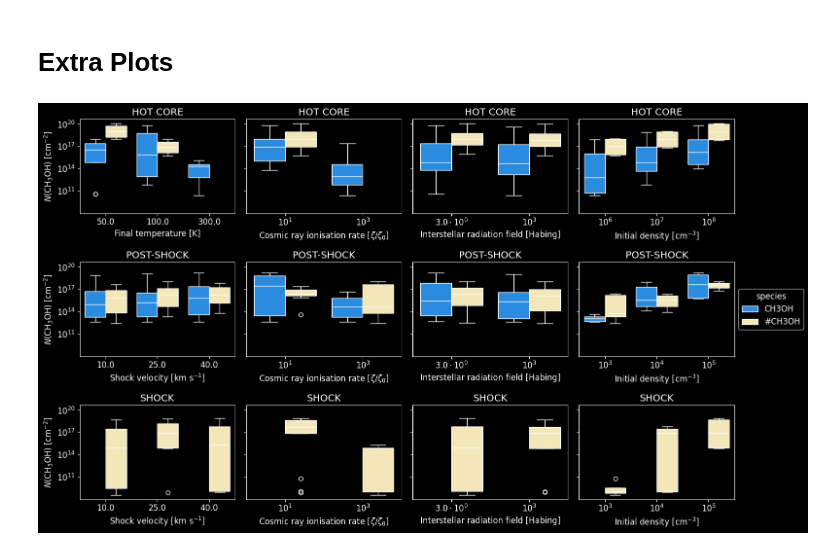
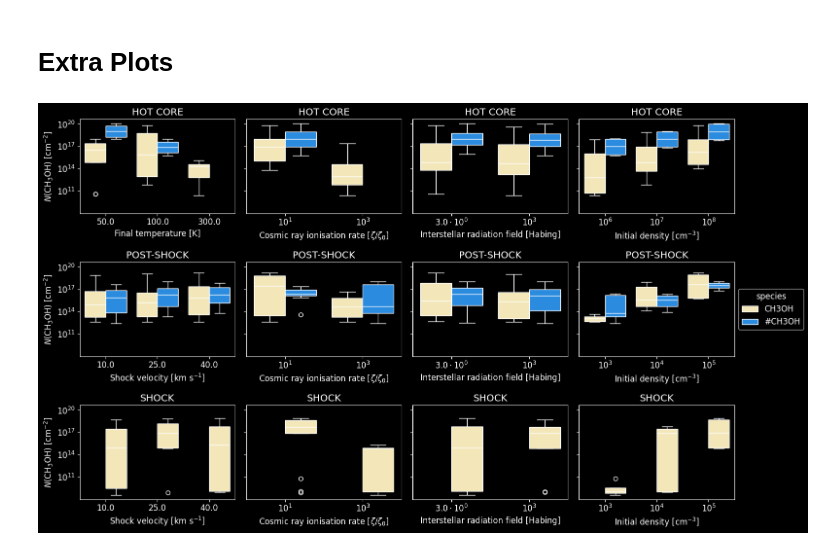
Before and after one commit to georgina-sampson/LEAPS-2024, a Jupyter notebook: CH3OH/plots.ipynb, the cells around one changed output. Saved outputs shown, nothing was run; the diff lists cells and outputs as text; code cells hidden in the pictures.

Commit message:
fix extra plot

```diff
--- a/CH3OH/plots.ipynb
+++ b/CH3OH/plots.ipynb
@@ -254,30 +254,30 @@ shdf_extra[constants.SHOCKVEL] = shdf_extra[constants.SHOCKVEL].astype(str)
 # %%
 fig, axs = plt.subplots(3,4, figsize=(16,9), layout='tight', sharey=True)
 
 for i, moment in enumerate([constants.HOTCORE,'POST-SHOCK','SHOCK']):
     if moment==constants.HOTCORE:
         tipo = constants.HOTCORE
         df = hcdf_extra
     else:
         tipo = constants.SHOCK
         df = shdf_extra[shdf_extra['moment']==moment]
     title = moment.upper()
 
     for j, enfasis in enumerate(propOrder[tipo]):
         ax=axs[i][j]
         sns.boxplot(data=df, x=enfasis,
                     hue='species', legend= 'auto' if i==1 and j==3 else None,
-                    palette=['#0d8dfd','#fcedb0'],
+                    palette={'#CH3OH': '#0d8dfd', 'CH3OH': '#fcedb0'},
                     order=propOrder[tipo][enfasis],
                     linecolor='white',
                     y='N', ax=ax, log_scale=True)
         if i==1 and j==3: sns.move_legend(ax, 'center left', bbox_to_anchor=(1, 0.5))
         ax.set_title(title)
         ax.set_xticks(propOrder[tipo][enfasis], labels=[val if enfasis in [constants.FTEMP,constants.SHOCKVEL] else f"${format_e(val)}$" for val in propLabels[tipo][enfasis]])
         ax.set_xlabel(propxLabels[tipo][enfasis])
 
     axs[i][0].set_ylabel(r'$N$(CH$_3$OH) [cm$^{-2}$]')
 fig.savefig(f"BOXPLOT_surfaceVSgas_extra.png")
 # plt.close()
 # %% [output]
-[figure, old version]
+[figure, new version]
```
Also changed, not shown: parts of 4 cells of this notebook, 1 other file.
